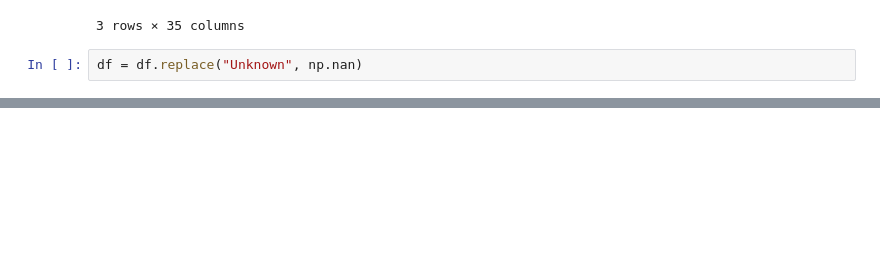
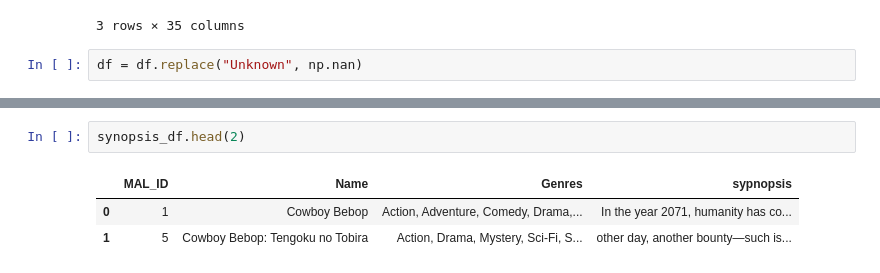
Before and after one commit to JoeUzo/MLOps-Anime-Recommender, a Jupyter notebook: notebook/recommender.ipynb, the cells around one changed output, grey strips where cells are left out. Drawn from its saved outputs; the diff is of its cells as text; blank space fills up the shorter version.

```diff
--- a/notebook/recommender.ipynb
+++ b/notebook/recommender.ipynb
@@ -430,0 +499,6 @@ SyntaxError: incomplete input (2870130315.py, line 2)
+# %%
+synopsis_df.head(2)
+# %% [output]
+|  | MAL_ID | Name | Genres | sypnopsis |
+| 0 | 1 | Cowboy Bebop | Action, Adventure, Comedy, Drama,... | In the year 2071, humanity has co... |
+| 1 | 5 | Cowboy Bebop: Tengoku no Tobira | Action, Drama, Mystery, Sci-Fi, S... | other day, another bounty—such is... |
```
Also changed, not shown: parts of 23 cells of this notebook.
